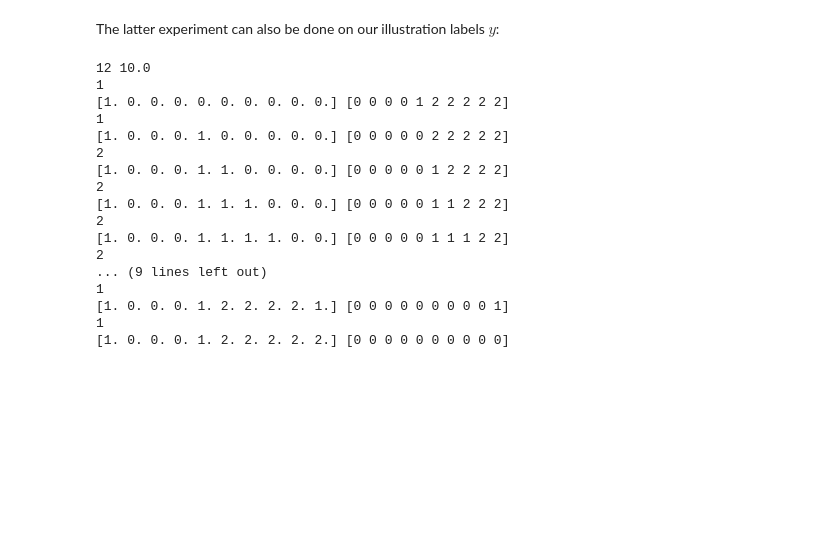
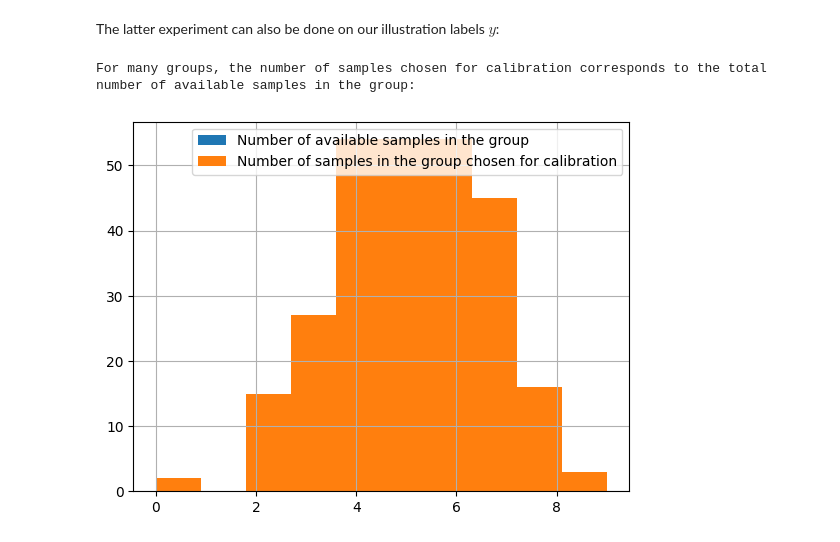
Before and after one commit to malerbe/Dual-sPLS, a Jupyter notebook: notebooks/calvalxy.ipynb, the cells around one changed output. Saved outputs shown, nothing was run; the diff lists cells and outputs as text; code cells hidden in the pictures; blank space fills up the shorter version.

```diff
--- a/notebooks/calvalxy.ipynb
+++ b/notebooks/calvalxy.ipynb
@@ -180,21 +165,17 @@ The latter experiment can also be done on our illustration labels $y$:
 # %%
 pcal = 90 # Let's take 90% of the available samples for calibration
 calList_illustration = get_calList(bin_indices_illustration, pcal, n_bins=n_bins).astype(int)
+
+calList_repeat_illustration = []
+for bin_index in range(n_bins):
+    for k in range(calList_illustration[bin_index]):
+        calList_repeat_illustration.append(bin_index)
+
+print("For many groups, the number of samples chosen for calibration corresponds to the total number of available samples in the group: ")
+plt.hist(bin_indices_illustration, bins=10, label="Number of available samples in the group")
+plt.hist(calList_repeat_illustration, bins=10, label="Number of samples in the group chosen for calibration")
+plt.legend()
+plt.grid()
 # %% [output]
-12 10.0
-1
-[1. 0. 0. 0. 0. 0. 0. 0. 0. 0.] [0 0 0 0 1 2 2 2 2 2]
-1
-[1. 0. 0. 0. 1. 0. 0. 0. 0. 0.] [0 0 0 0 0 2 2 2 2 2]
-2
-[1. 0. 0. 0. 1. 1. 0. 0. 0. 0.] [0 0 0 0 0 1 2 2 2 2]
-2
-[1. 0. 0. 0. 1. 1. 1. 0. 0. 0.] [0 0 0 0 0 1 1 2 2 2]
-2
-[1. 0. 0. 0. 1. 1. 1. 1. 0. 0.] [0 0 0 0 0 1 1 1 2 2]
-2
-... (9 lines left out)
-1
-[1. 0. 0. 0. 1. 2. 2. 2. 2. 1.] [0 0 0 0 0 0 0 0 0 1]
-1
-[1. 0. 0. 0. 1. 2. 2. 2. 2. 2.] [0 0 0 0 0 0 0 0 0 0]
+For many groups, the number of samples chosen for calibration corresponds to the total number of available samples in the group:
+[figure, added]
```
Also changed, not shown: parts of 3 cells of this notebook, 1 other file.
